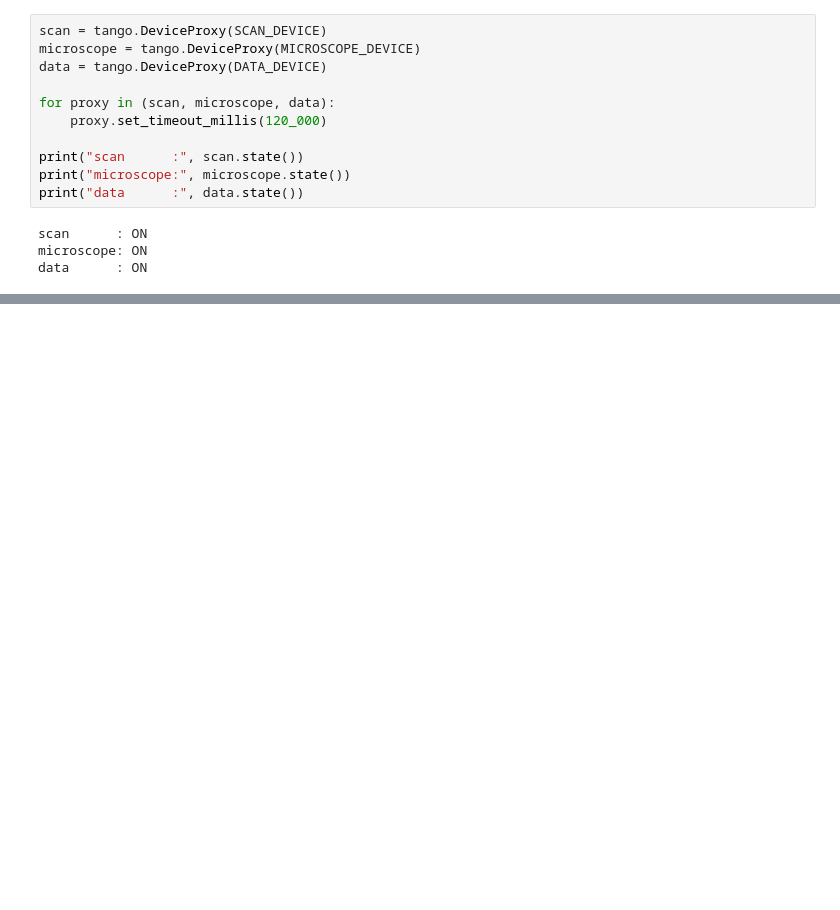
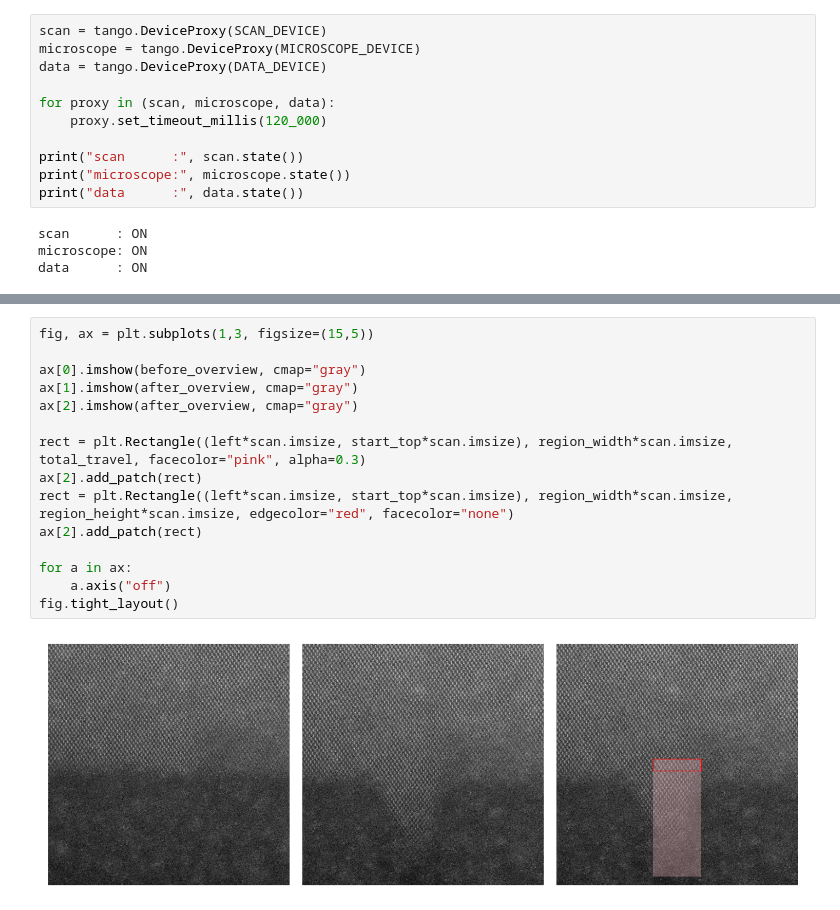
Before and after one commit to 1996suryamandalreddy-maker/asyncroscopy, a Jupyter notebook: notebooks/18_Speed_Metric_Acquisition.ipynb, the cells around one changed output, grey strips where cells are left out. Saved outputs shown, nothing was run; the diff lists cells and outputs as text; blank space fills up the shorter version.

```diff
--- a/notebooks/18_Speed_Metric_Acquisition.ipynb
+++ b/notebooks/18_Speed_Metric_Acquisition.ipynb
@@ -336,0 +236,17 @@ plt.axis("off")
+# %%
+fig, ax = plt.subplots(1,3, figsize=(15,5))
+
+ax[0].imshow(before_overview, cmap="gray")
+ax[1].imshow(after_overview, cmap="gray")
+ax[2].imshow(after_overview, cmap="gray")
+
+rect = plt.Rectangle((left*scan.imsize, start_top*scan.imsize), region_width*scan.imsize, total_travel, facecolor="pink", alpha=0.3)
+ax[2].add_patch(rect)
+rect = plt.Rectangle((left*scan.imsize, start_top*scan.imsize), region_width*scan.imsize, region_height*scan.imsize, edgecolor="red", facecolor="none")
+ax[2].add_patch(rect)
+
+for a in ax:
+    a.axis("off")
+fig.tight_layout()
+# %% [output]
+[figure, added]
```
Also changed, not shown: parts of 25 cells of this notebook.
